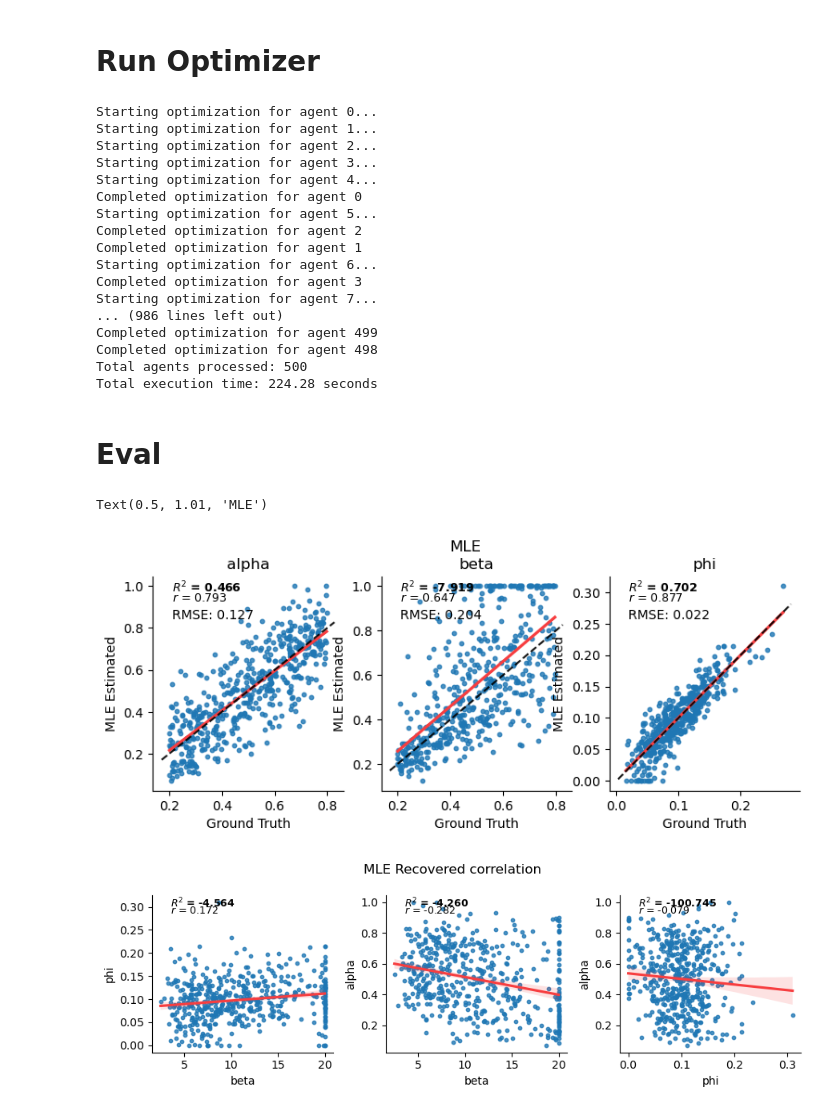
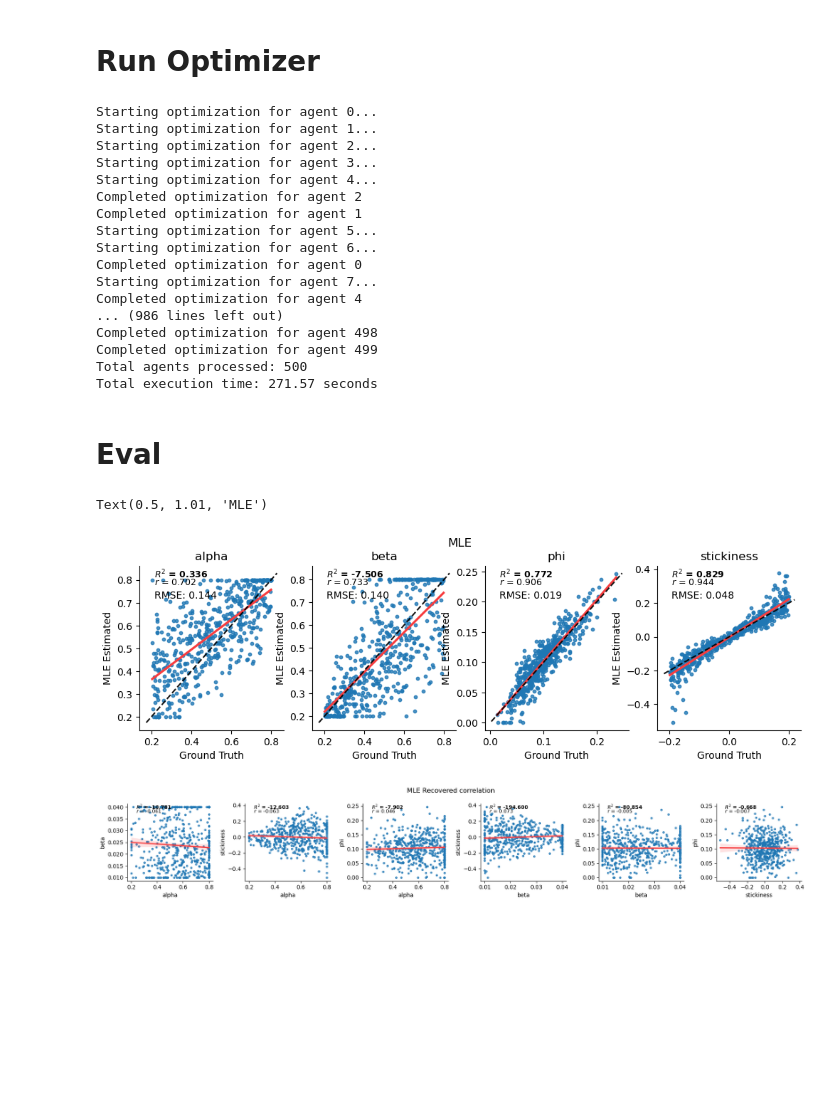
Before and after one commit to ti55987/DL4CM, a Jupyter notebook: mle.ipynb, the cells around one changed output. Drawn from its saved outputs; the diff is of its cells as text; code cells hidden in the pictures; blank space fills up the shorter version.

```diff
--- a/mle.ipynb
+++ b/mle.ipynb
@@ -35,39 +35,39 @@ import time
 
 # Main execution
 start_time = time.time()
-using_shared_alpha = True
 
-bound_name = 'bounds'
-metadata_3prl = {
-    'param_names': ['alpha0', 'alpha1', 'beta'],
-    'bounds': [(0.01, 1), (0.01, 1), (0.01, 1)],
-    'multipliers': np.array([1, 1, 10]),
+metadata_by_task = {
+    'rls':  {
+        'param_names': ['alpha', 'beta', 'stickiness'],
+        'bounds': [(0.2, 0.8), (0.2, 0.8), (-1, 1)],
+        'multipliers': np.array([1, beta_multipliers, 1]),
+    },
+    'rlsf':  {
+        'param_names': ['alpha', 'beta', 'stickiness', 'phi'],
+        'bounds': [(0.2, 0.8), (0.2, 0.8), (-1, 1), (0, 1)],
+        'multipliers': np.array([1, beta_multipliers, 1, 1]),
+    },
+    'shared': {
+        'param_names': ['alpha0', 'alpha1', 'beta'],
+        'bounds': [(0.01, 1), (0.01, 1), (0.01, 1)],
+        'multipliers': np.array([1, 1, 10]),
+    },
 }
 
-metadata_2prl = {
-    'param_names': ['alpha', 'beta', 'phi'],
-    'bounds': [(0.01, 1), (0.01, 1), (0, 1)],
-    'multipliers': np.array([1, beta_multipliers, 1]),
-}
-
-metadata = metadata_2prl if using_shared_alpha else metadata_3prl
+metadata = metadata_by_task['rlsf']
 
 # Get unique agent IDs (limit to 200 if needed)
-limit = 599
+limit = 500
 agent_ids = data.agentid.unique()
-#if len(agent_ids) > 201:  # Check if we need to limit (0-200 inclusive)
 agent_ids = agent_ids[:limit]
 
 est_params = []
-
-# Set the maximum number of workers (adjust based on your CPU cores)
 max_workers = 5
-
 # Run the optimization in parallel
 with ProcessPoolExecutor(max_workers=max_workers) as executor:
     # Submit all tasks
     future_to_aid = {
-        executor.submit(process_agent, aid, data, metadata, bound_name): aid
+        executor.submit(process_agent, aid, data, metadata): aid
         for aid in agent_ids
     }
 
@@ -104,18 +104,18 @@ Starting optimization for agent 1...
 Starting optimization for agent 2...
 Starting optimization for agent 3...
 Starting optimization for agent 4...
-Completed optimization for agent 0
-Starting optimization for agent 5...
 Completed optimization for agent 2
 Completed optimization for agent 1
+Starting optimization for agent 5...
 Starting optimization for agent 6...
-Completed optimization for agent 3
+Completed optimization for agent 0
 Starting optimization for agent 7...
+Completed optimization for agent 4
 ... (986 lines left out)
+Completed optimization for agent 498
 Completed optimization for agent 499
-Completed optimization for agent 498
 Total agents processed: 500
-Total execution time: 224.28 seconds
+Total execution time: 271.57 seconds
 # %% [markdown]
 # Eval
 # %%
@@ -126,8 +126,9 @@ from sklearn.metrics import mean_squared_error
 
 recovered_param = recovered_param.rename(columns={"nalpha": "neg_alpha"})
 param_names = list(recovered_param.keys())
-if using_shared_alpha:
-  shared, conditioned = ['beta', 'alpha', 'phi'], []
+
+if task != 'shared':
+  shared, conditioned = metadata['param_names'], []
 else:
   shared, conditioned = ['beta'], ['alpha']
 
@@ -135,34 +136,34 @@ n_cols = len(param_names)
 true_name_labels = get_condition_aware_labels(data[data.agentid < limit], shared, conditioned)
 
 fig, axes = plt.subplots(nrows=1, ncols=n_cols, figsize=(3*n_cols, 3))
-for idx, pn in enumerate(param_names):
+for idx, pn in enumerate(sorted(param_names)):
   y_true = true_name_labels[pn].ravel()
   y_pred = recovered_param[pn]
 
   result = pd.DataFrame({pn: y_true/metadata['multipliers'][idx], 'mle': y_pred})
   ax = sns.regplot(
       data=result, ci=None, x=pn, y='mle', line_kws=dict(color="#f73e40"), scatter_kws=dict(s=10), ax=axes.flat[idx],
   )
   ax.plot(
       [ax.get_xlim()[0], ax.get_xlim()[1]],
       [ax.get_xlim()[0], ax.get_xlim()[1]],
       color="black",
       alpha=0.9,
       linestyle="dashed",
   )
   sns.despine()
 
   ax = add_corr_scores(ax, y_true, y_pred)
 
   mse = mean_squared_error(y_true/metadata['multipliers'][idx], y_pred, squared=False)
   ax.text(0.1, 0.8, f"RMSE: {mse:.3f}", transform=ax.transAxes, fontsize=10)
   ax.set_xlabel('Ground Truth')
   ax.set_ylabel('MLE Estimated')
   ax.set_title(pn, fontsize=12)
 
 fig.suptitle('MLE', y=1.01)
 # %% [output]
 Text(0.5, 1.01, 'MLE')
-[figure, old version]
+[figure, new version]
 # %%
 prefix = f'{N_TEST_AGENT}a_{num_blocks}b_{num_trials_per_block}t_{suffix}'
@@ -170,13 +171,13 @@ recovered_param.to_csv(f'results/mle_recovered_{prefix}.csv')
 # %%
-recovered_param['beta'] = recovered_param['beta']*20
-param_names = ['beta', 'phi', 'alpha']
-n_col = len(param_names)
+param_names = metadata['param_names']
+n_col = len(param_names)+2
 fig, axes = plt.subplots(1, n_col, figsize=(3*n_col, 3))
+multipliers = {p: metadata['multipliers'][i] for i, p in enumerate(param_names)}
 ai = 0
 flatted_axes = axes.flatten()
 for i, pn1 in enumerate(param_names):
     for j, pn2 in enumerate(param_names[i+1:]):
-        y_true, y_pred = recovered_param[pn1], recovered_param[pn2]
+        y_true, y_pred = recovered_param[pn1]/multipliers[pn1], recovered_param[pn2]/multipliers[pn2]
         ax = flatted_axes[ai]
         sns.regplot(x=y_true, y=y_pred, ax=ax, line_kws=dict(color="#f73e40"), scatter_kws=dict(s=10))
         ax = add_corr_scores(ax, y_true, y_pred)
@@ -188,4 +189,4 @@ sns.despine()
 fig.suptitle('MLE Recovered correlation')
 fig.tight_layout()
 # %% [output]
-[figure, old version]
+[figure, new version]
```
Also changed, not shown: parts of 2 cells of this notebook, 3 other files.
